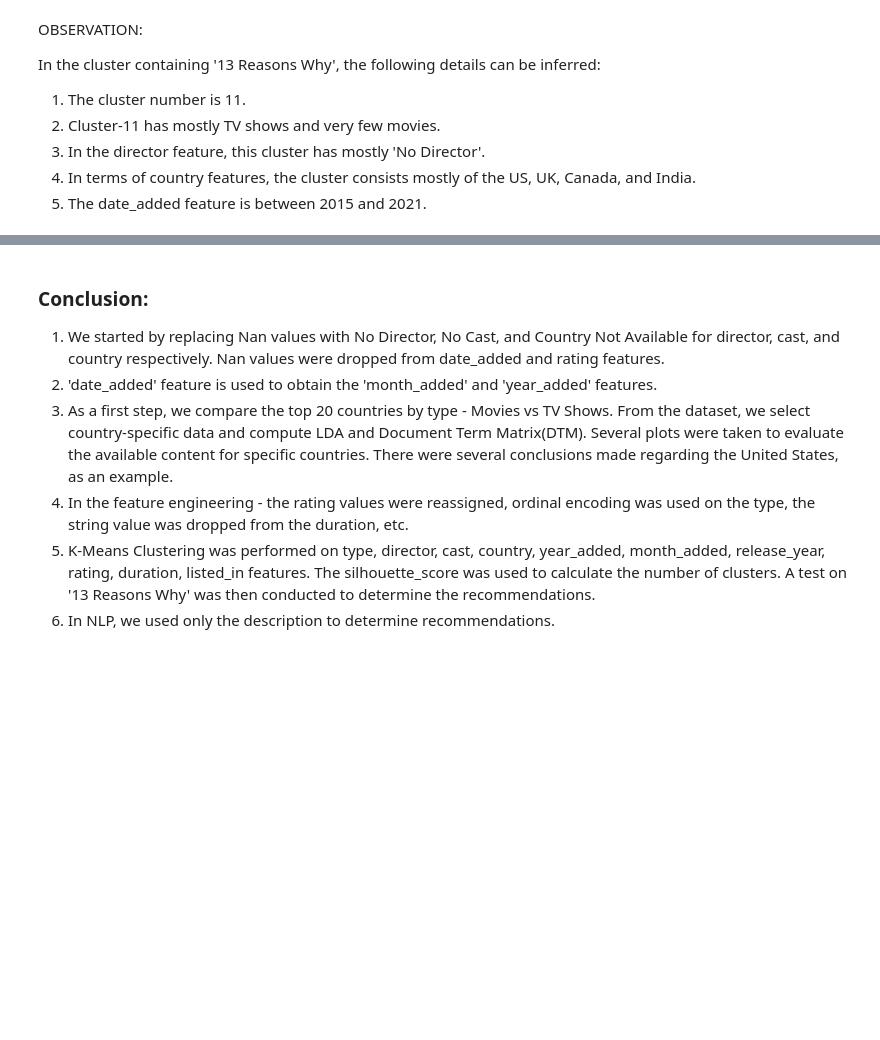
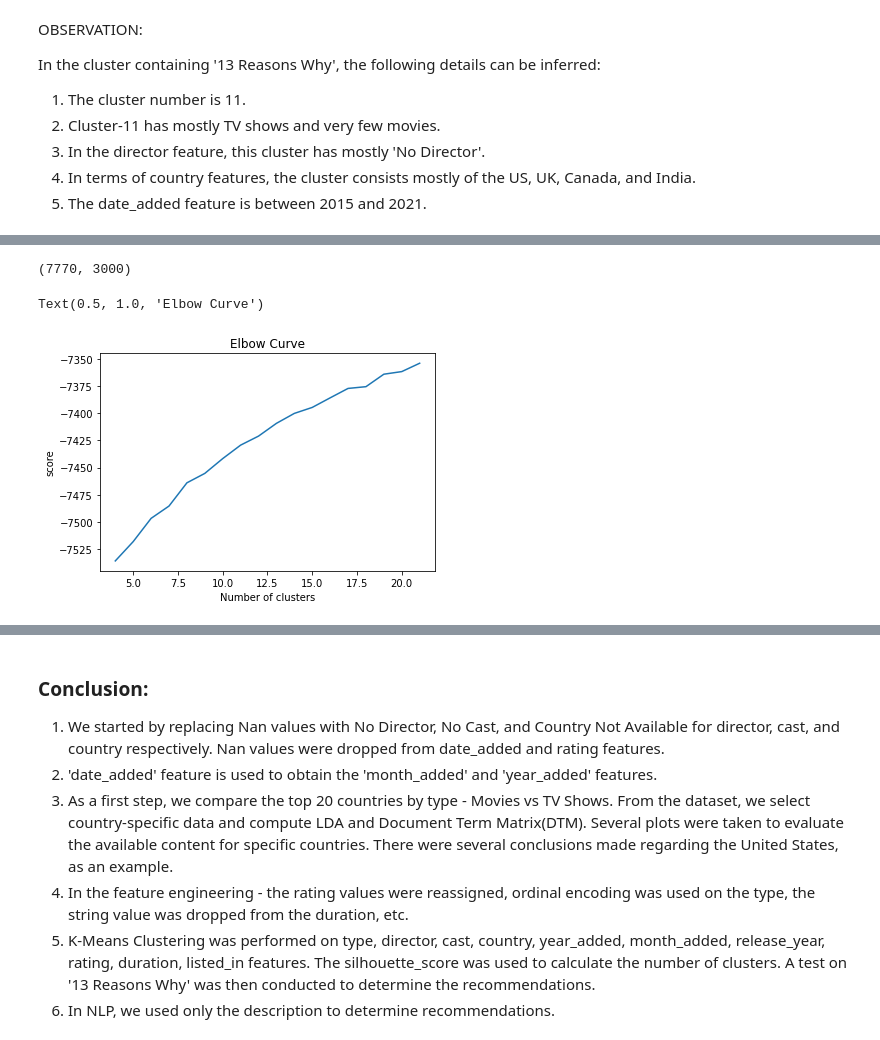
Before and after one commit to bhavya-v-sudo/NETFLIX-MOVIES-AND-TV-SHOWS-CLUSTERING, a Jupyter notebook: NETFLIX_MOVIES_AND_TV_SHOWS_CLUSTERING.ipynb, the cells around one changed output, grey strips where cells are left out. Cells and saved outputs as stored; diff of their text form; code cells hidden in the pictures; blank space fills up the shorter version.

Commit message:
PCA+KMeans

```diff
--- a/NETFLIX_MOVIES_AND_TV_SHOWS_CLUSTERING.ipynb
+++ b/NETFLIX_MOVIES_AND_TV_SHOWS_CLUSTERING.ipynb
@@ -1196,0 +1266,9 @@ In the cluster containing '13 Reasons Why', the following details can be inferre
+# %%
+#choosing right dim from plot, this might take a while, for ready ans use n_components = 3000
+from sklearn.decomposition import PCA
+transformer = PCA(n_components=3000)
+transformer.fit(array)
+X_transformed = transformer.transform(array)
+X_transformed.shape
+# %% [output]
+(7770, 3000)
@@ -1196,0 +1278,19 @@ In the cluster containing '13 Reasons Why', the following details can be inferre
+# %%
+# K-Means clustering
+Nc = range(4, 22)
+kmeans = [KMeans(n_clusters=i, init = 'k-means++', random_state = 42) for i in Nc]
+score = [kmeans[i].fit(array).score(array) for i in range(len(kmeans))]
+# %%
+import matplotlib.pyplot as plt
+plt.plot(Nc, score)
+
+# naming the x axis
+plt.xlabel('Number of clusters')
+# naming the y axis
+plt.ylabel('score')
+
+# giving a title to my graph
+plt.title('Elbow Curve')
+# %% [output]
+Text(0.5, 1.0, 'Elbow Curve')
+[figure, added]
```
Also changed, not shown: parts of 44 cells of this notebook.
